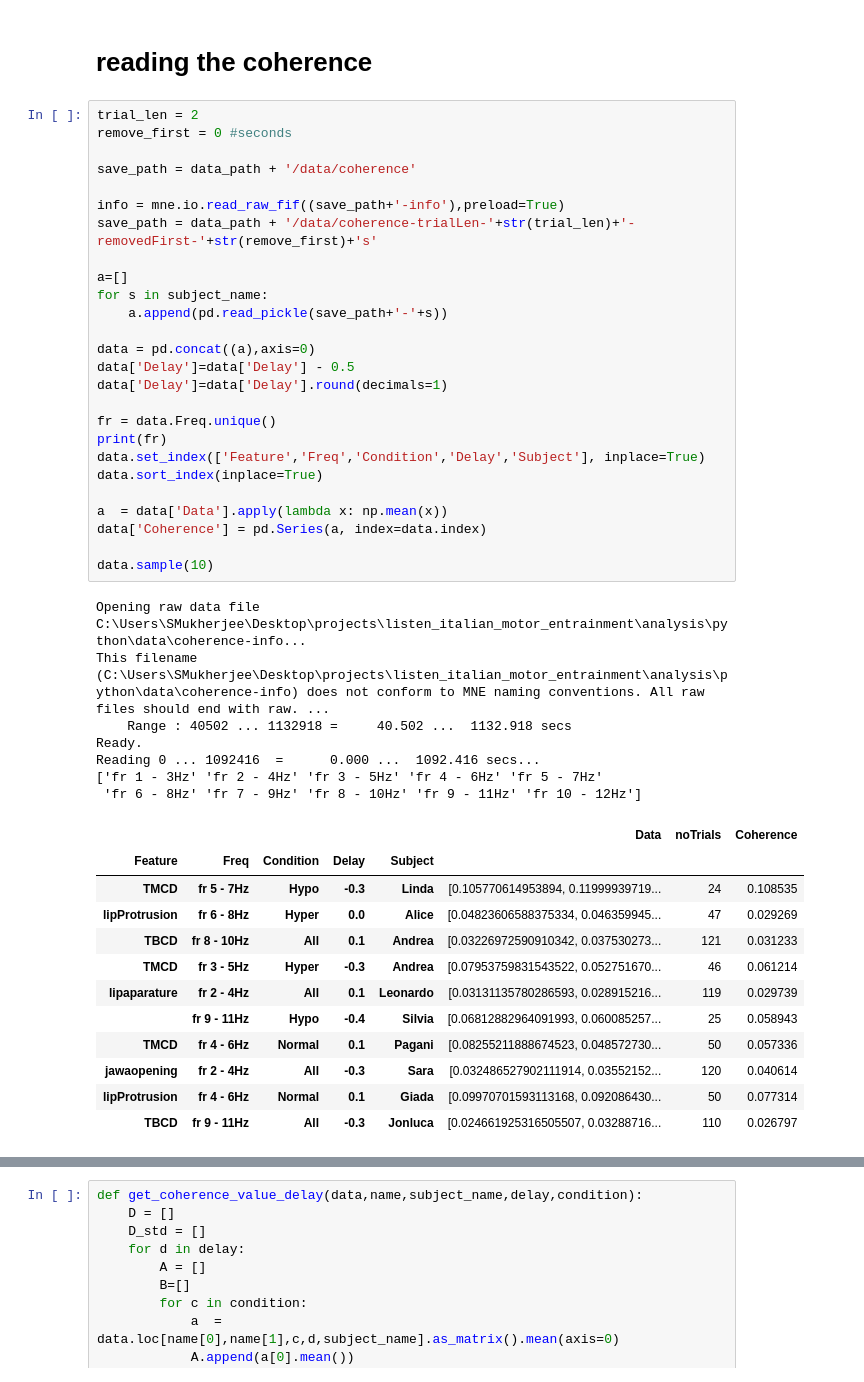
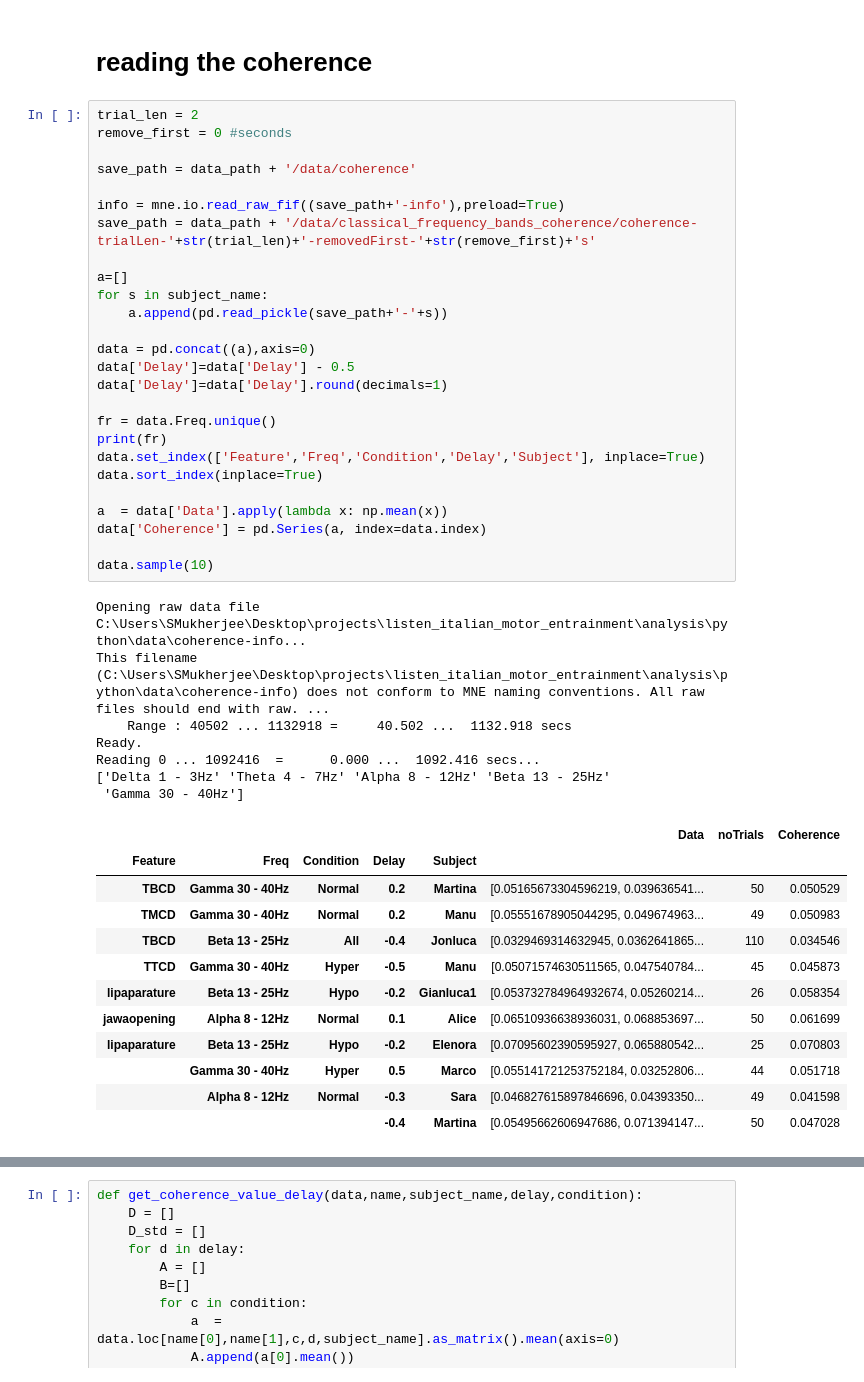
Before and after one commit to sankar-mukherjee/entrainment_python, a Jupyter notebook: coherence_investigate.ipynb, the cells around one changed output, grey strips where cells are left out. Drawn from its saved outputs; the diff is of its cells as text.

```diff
--- a/coherence_investigate.ipynb
+++ b/coherence_investigate.ipynb
@@ -27,46 +27,46 @@ remove_first = 0 #seconds
 
 save_path = data_path + '/data/coherence'
 
 info = mne.io.read_raw_fif((save_path+'-info'),preload=True)
-save_path = data_path + '/data/coherence-trialLen-'+str(trial_len)+'-removedFirst-'+str(remove_first)+'s'
+save_path = data_path + '/data/classical_frequency_bands_coherence/coherence-trialLen-'+str(trial_len)+'-removedFirst-'+str(remove_first)+'s'
 
 a=[]
 for s in subject_name:
     a.append(pd.read_pickle(save_path+'-'+s))
 
 data = pd.concat((a),axis=0)
 data['Delay']=data['Delay'] - 0.5
 data['Delay']=data['Delay'].round(decimals=1)
 
 fr = data.Freq.unique()
 print(fr)
 data.set_index(['Feature','Freq','Condition','Delay','Subject'], inplace=True)
 data.sort_index(inplace=True)
 
 a  = data['Data'].apply(lambda x: np.mean(x))
 data['Coherence'] = pd.Series(a, index=data.index)
 
 data.sample(10)
 # %% [output]
 Opening raw data file C:\Users\SMukherjee\Desktop\projects\listen_italian_motor_entrainment\analysis\python\data\coherence-info...
 This filename (C:\Users\SMukherjee\Desktop\projects\listen_italian_motor_entrainment\analysis\python\data\coherence-info) does not conform to MNE naming conventions. All raw files should end with raw. ...
     Range : 40502 ... 1132918 =     40.502 ...  1132.918 secs
 Ready.
 Reading 0 ... 1092416  =      0.000 ...  1092.416 secs...
-['fr 1 - 3Hz' 'fr 2 - 4Hz' 'fr 3 - 5Hz' 'fr 4 - 6Hz' 'fr 5 - 7Hz'
- 'fr 6 - 8Hz' 'fr 7 - 9Hz' 'fr 8 - 10Hz' 'fr 9 - 11Hz' 'fr 10 - 12Hz']
+['Delta 1 - 3Hz' 'Theta 4 - 7Hz' 'Alpha 8 - 12Hz' 'Beta 13 - 25Hz'
+ 'Gamma 30 - 40Hz']
 |  |  |  |  |  | Data | noTrials | Coherence |
 | Feature | Freq | Condition | Delay | Subject |  |  |  |
-| TMCD | fr 5 - 7Hz | Hypo | -0.3 | Linda | [0.105770614953894, 0.11999939719... | 24 | 0.108535 |
-| lipProtrusion | fr 6 - 8Hz | Hyper | 0.0 | Alice | [0.04823606588375334, 0.046359945... | 47 | 0.029269 |
-| TBCD | fr 8 - 10Hz | All | 0.1 | Andrea | [0.03226972590910342, 0.037530273... | 121 | 0.031233 |
-| TMCD | fr 3 - 5Hz | Hyper | -0.3 | Andrea | [0.07953759831543522, 0.052751670... | 46 | 0.061214 |
-| lipaparature | fr 2 - 4Hz | All | 0.1 | Leonardo | [0.03131135780286593, 0.028915216... | 119 | 0.029739 |
-|  | fr 9 - 11Hz | Hypo | -0.4 | Silvia | [0.06812882964091993, 0.060085257... | 25 | 0.058943 |
-| TMCD | fr 4 - 6Hz | Normal | 0.1 | Pagani | [0.08255211888674523, 0.048572730... | 50 | 0.057336 |
-| jawaopening | fr 2 - 4Hz | All | -0.3 | Sara | [0.032486527902111914, 0.03552152... | 120 | 0.040614 |
-| lipProtrusion | fr 4 - 6Hz | Normal | 0.1 | Giada | [0.09970701593113168, 0.092086430... | 50 | 0.077314 |
-| TBCD | fr 9 - 11Hz | All | -0.3 | Jonluca | [0.024661925316505507, 0.03288716... | 110 | 0.026797 |
+| TBCD | Gamma 30 - 40Hz | Normal | 0.2 | Martina | [0.05165673304596219, 0.039636541... | 50 | 0.050529 |
+| TMCD | Gamma 30 - 40Hz | Normal | 0.2 | Manu | [0.05551678905044295, 0.049674963... | 49 | 0.050983 |
+| TBCD | Beta 13 - 25Hz | All | -0.4 | Jonluca | [0.0329469314632945, 0.0362641865... | 110 | 0.034546 |
+| TTCD | Gamma 30 - 40Hz | Hyper | -0.5 | Manu | [0.05071574630511565, 0.047540784... | 45 | 0.045873 |
+| lipaparature | Beta 13 - 25Hz | Hypo | -0.2 | Gianluca1 | [0.053732784964932674, 0.05260214... | 26 | 0.058354 |
+| jawaopening | Alpha 8 - 12Hz | Normal | 0.1 | Alice | [0.06510936638936031, 0.068853697... | 50 | 0.061699 |
+| lipaparature | Beta 13 - 25Hz | Hypo | -0.2 | Elenora | [0.07095602390595927, 0.065880542... | 25 | 0.070803 |
+|  | Gamma 30 - 40Hz | Hyper | 0.5 | Marco | [0.055141721253752184, 0.03252806... | 44 | 0.051718 |
+|  | Alpha 8 - 12Hz | Normal | -0.3 | Sara | [0.046827615897846696, 0.04393350... | 49 | 0.041598 |
+|  |  |  | -0.4 | Martina | [0.05495662606947686, 0.071394147... | 50 | 0.047028 |
 # %%
 condition = ['Hyper','Normal','Hypo','All']
 a=pd.DataFrame(data.loc['envelop',fr[0],condition,0,subject_name])
```
Also changed, not shown: parts of 4 cells of this notebook, 5 other files.
